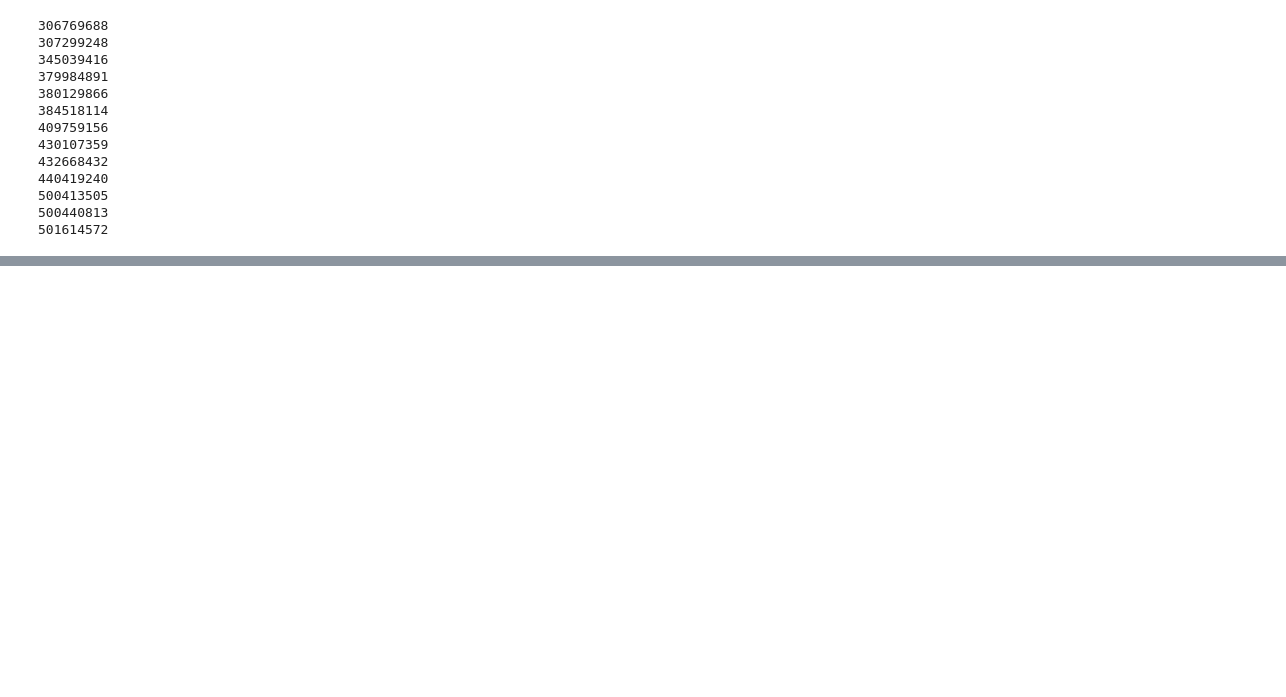
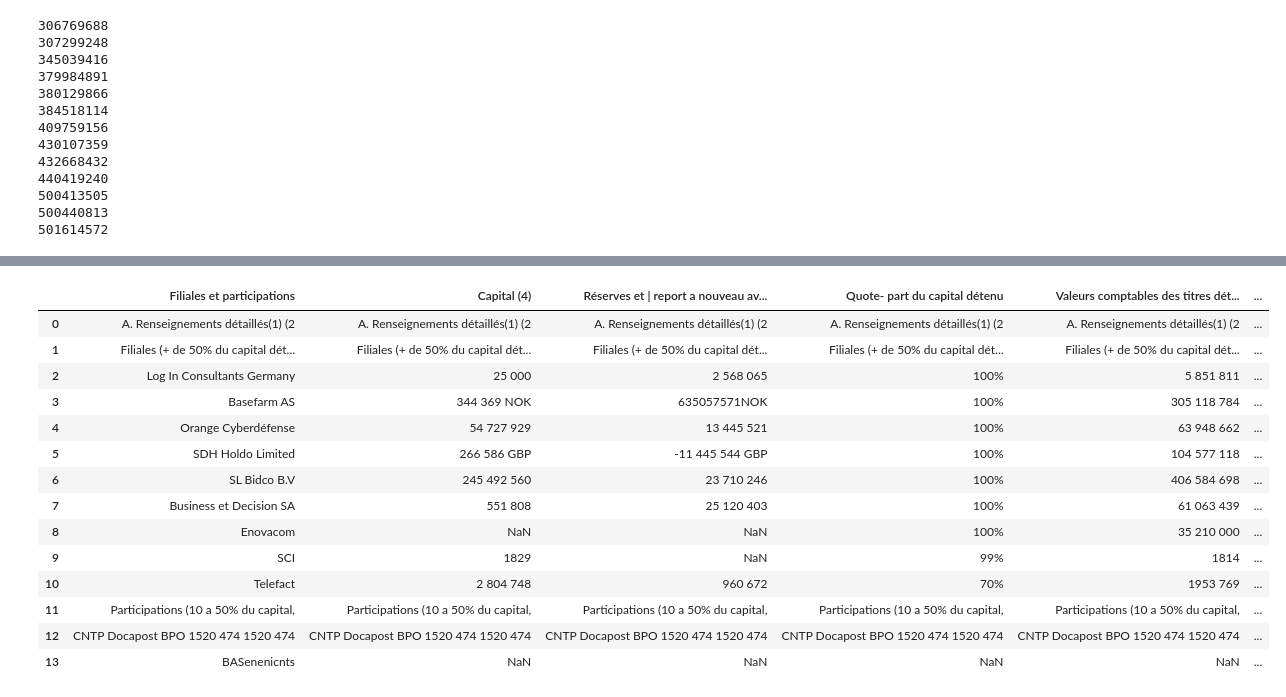
Before and after one commit to InseeFrLab/extraction-comptes-sociaux, a Jupyter notebook: notebooks/predict_tabletransformer_orange.ipynb, the cells around one changed output, grey strips where cells are left out. Drawn from its saved outputs; the diff is of its cells as text; code cells hidden in the pictures; blank space fills up the shorter version.

Commit message:
Use new model table detection

```diff
--- a/notebooks/predict_tabletransformer_orange.ipynb
+++ b/notebooks/predict_tabletransformer_orange.ipynb
@@ -213,2 +116,40 @@ True
+# %%
+def invert_dark_areas_v2(image):
+    #img_bgr = cv2.imread(path)  # Read image as BGR
+    img_bgr = image  # Read image as BGR
+
+    img_grey = cv2.cvtColor(img_bgr, cv2.COLOR_BGR2GRAY)  # Convert from BGR to grayscale.
+
+    thresh = 170
+    img_binary_inv = cv2.threshold(img_grey, thresh, 255, cv2.THRESH_BINARY_INV)[1]  # Apply threshold and invert black/white
+
+    # Convert from BGR to HSV color space.
+    hsv = cv2.cvtColor(img_bgr, cv2.COLOR_BGR2HSV)
+
+    # Get the saturation color channel - all black and white are zero, and colored pixels are above zero.
+    s = hsv[:, :, 1]
+
+    thresh = 100
+    s_binary = cv2.threshold(s, thresh, 255, cv2.THRESH_BINARY)[1]  # Apply threshold to the saturation channel.
+
+    # Find contours on s_binary
+    cnts = cv2.findContours(s_binary, cv2.RETR_EXTERNAL, cv2.CHAIN_APPROX_NONE)[-2]  # Use index [-2] to be compatible to OpenCV 3 and 4
+
+    # Draw the contours as white (255 values) on black background.
+    mask = np.zeros_like(s_binary)
+    cv2.drawContours(mask, cnts, -1, 255, -1)
+
+    # Apply morphological closing for closing some black gaps.
+    mask = cv2.morphologyEx(mask, cv2.MORPH_CLOSE, np.ones((3, 3)))
+
+    # Get only the area inside the mask from img_binary_inv
+    masked_binary_inv = cv2.bitwise_or(img_binary_inv, img_binary_inv, mask=mask)
+
+    # Copy masked_binary_inv to img_grey only in pixels that mask is white.
+    cv2.copyTo(masked_binary_inv, mask, img_grey)
+
+    #cv2.imwrite(f'../data/orange/{siren}.png', img_grey)
+
+    return img_grey
 # %%
 TEST_DATA = [
@@ -365,0 +325,18 @@ result['306769688_0']
+# %%
+output['345039416_1']
+# %% [output]
+|  | Filiales et participations | Capital (4) | Réserves et | report a nouveau av... | Quote- part du capital détenu | Valeurs comptables des titres dét... | ... |
+| 0 | A. Renseignements détaillés(1) (2 | A. Renseignements détaillés(1) (2 | A. Renseignements détaillés(1) (2 | A. Renseignements détaillés(1) (2 | A. Renseignements détaillés(1) (2 | ... |
+| 1 | Filiales (+ de 50% du capital dét... | Filiales (+ de 50% du capital dét... | Filiales (+ de 50% du capital dét... | Filiales (+ de 50% du capital dét... | Filiales (+ de 50% du capital dét... | ... |
+| 2 | Log In Consultants Germany | 25 000 | 2 568 065 | 100% | 5 851 811 | ... |
+| 3 | Basefarm AS | 344 369 NOK | 635057571NOK | 100% | 305 118 784 | ... |
+| 4 | Orange Cyberdéfense | 54 727 929 | 13 445 521 | 100% | 63 948 662 | ... |
+| 5 | SDH Holdo Limited | 266 586 GBP | -11 445 544 GBP | 100% | 104 577 118 | ... |
+| 6 | SL Bidco B.V | 245 492 560 | 23 710 246 | 100% | 406 584 698 | ... |
+| 7 | Business et Decision SA | 551 808 | 25 120 403 | 100% | 61 063 439 | ... |
+| 8 | Enovacom | NaN | NaN | 100% | 35 210 000 | ... |
+| 9 | SCI | 1829 | NaN | 99% | 1814 | ... |
+| 10 | Telefact | 2 804 748 | 960 672 | 70% | 1953 769 | ... |
+| 11 | Participations (10 a 50% du capital, | Participations (10 a 50% du capital, | Participations (10 a 50% du capital, | Participations (10 a 50% du capital, | Participations (10 a 50% du capital, | ... |
+| 12 | CNTP Docapost BPO 1520 474 1520 474 | CNTP Docapost BPO 1520 474 1520 474 | CNTP Docapost BPO 1520 474 1520 474 | CNTP Docapost BPO 1520 474 1520 474 | CNTP Docapost BPO 1520 474 1520 474 | ... |
+| 13 | BASenenicnts | NaN | NaN | NaN | NaN | ... |
```
Also changed, not shown: parts of 9 cells of this notebook.
